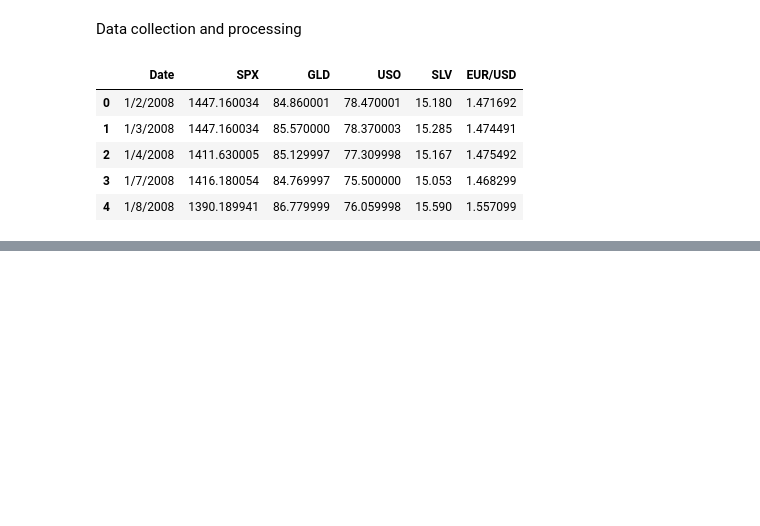
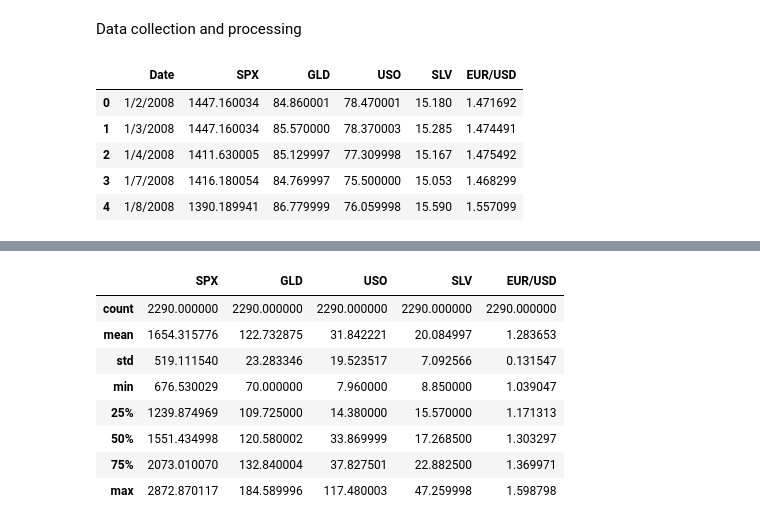
Before and after one commit to absolutePi/gold_price_prediction, a Jupyter notebook: gold_price_prediction.ipynb, the cells around one changed output, grey strips where cells are left out. Cells and saved outputs as stored; diff of their text form; code cells hidden in the pictures; blank space fills up the shorter version.

```diff
--- a/gold_price_prediction.ipynb
+++ b/gold_price_prediction.ipynb
@@ -25,0 +67,12 @@ gold_data.head()
+# %%
+gold_data.describe()
+# %% [output]
+|  | SPX | GLD | USO | SLV | EUR/USD |
+| count | 2290.000000 | 2290.000000 | 2290.000000 | 2290.000000 | 2290.000000 |
+| mean | 1654.315776 | 122.732875 | 31.842221 | 20.084997 | 1.283653 |
+| std | 519.111540 | 23.283346 | 19.523517 | 7.092566 | 0.131547 |
+| min | 676.530029 | 70.000000 | 7.960000 | 8.850000 | 1.039047 |
+| 25% | 1239.874969 | 109.725000 | 14.380000 | 15.570000 | 1.171313 |
+| 50% | 1551.434998 | 120.580002 | 33.869999 | 17.268500 | 1.303297 |
+| 75% | 2073.010070 | 132.840004 | 37.827501 | 22.882500 | 1.369971 |
+| max | 2872.870117 | 184.589996 | 117.480003 | 47.259998 | 1.598798 |
```
Also changed, not shown: parts of 10 cells of this notebook.
